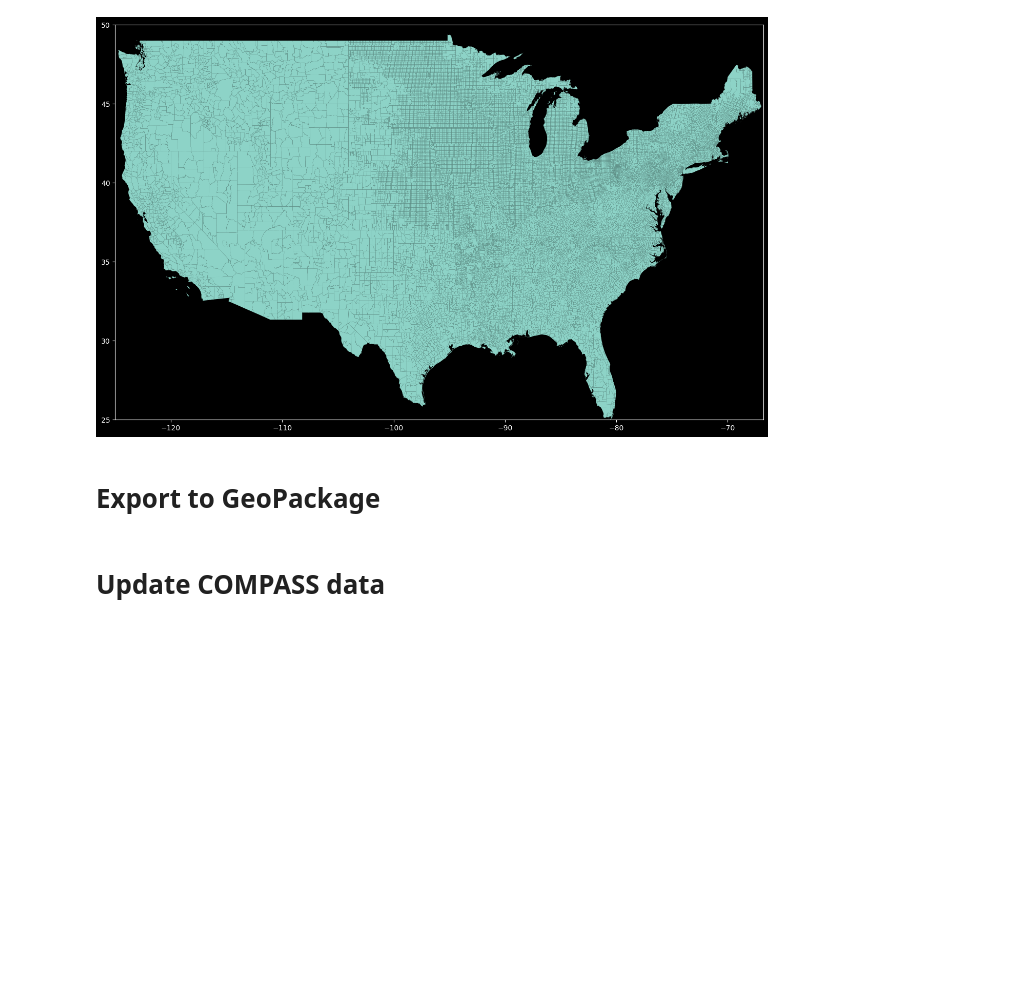
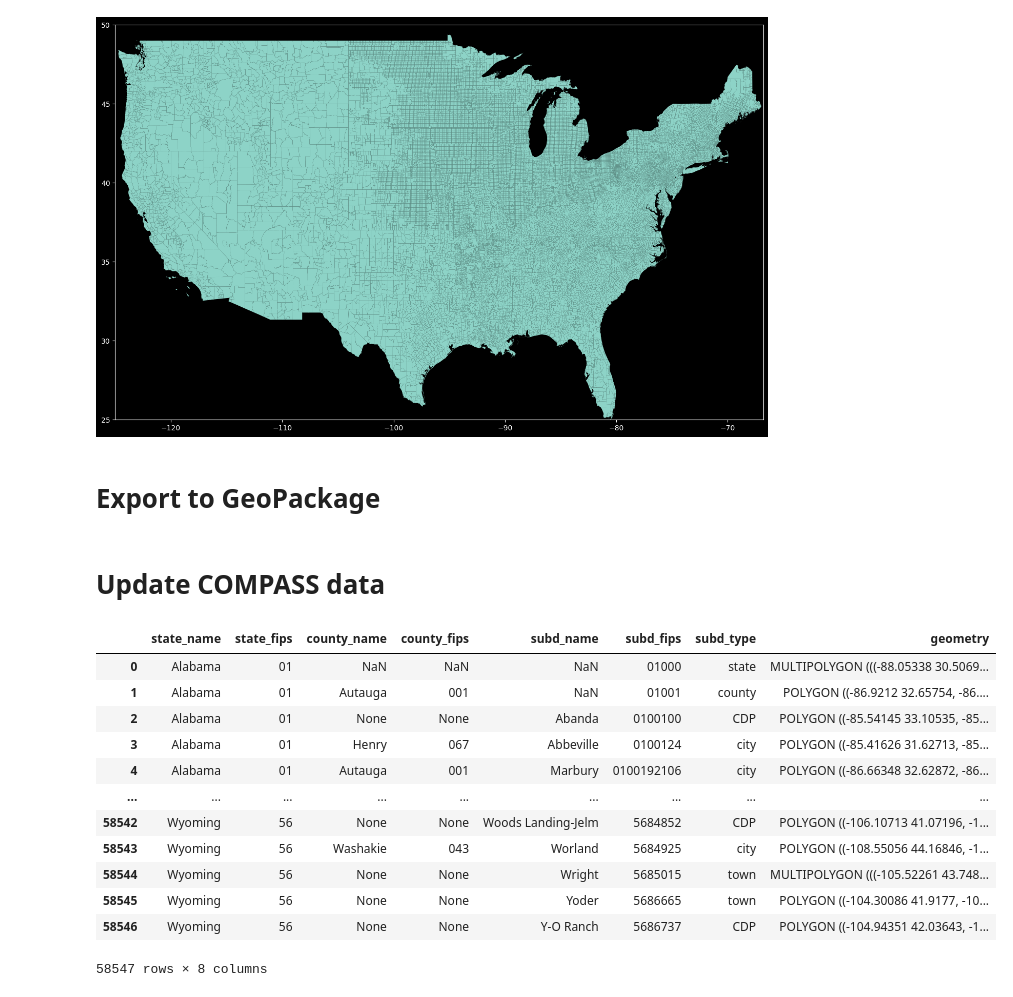
Before and after one commit to NatLabRockies/COMPASS, a Jupyter notebook: support/jurisdictions/compile_jurisdiction_gpkg.ipynb, the cells around one changed output. Drawn from its saved outputs; the diff is of its cells as text; code cells hidden in the pictures; blank space fills up the shorter version.

```diff
--- a/support/jurisdictions/compile_jurisdiction_gpkg.ipynb
+++ b/support/jurisdictions/compile_jurisdiction_gpkg.ipynb
@@ -553,6 +696,22 @@ plt.ylim(25, 50);
 ord_areas.to_file("compass_ahjs.gpkg", driver="GPKG")
 # %% [markdown]
 # Update COMPASS data
+# %%
+ord_areas
+# %% [output]
+|  | state_name | state_fips | county_name | county_fips | subd_name | subd_fips | subd_type | geometry |
+| 0 | Alabama | 01 | NaN | NaN | NaN | 01000 | state | MULTIPOLYGON (((-88.05338 30.5069... |
+| 1 | Alabama | 01 | Autauga | 001 | NaN | 01001 | county | POLYGON ((-86.9212 32.65754, -86.... |
+| 2 | Alabama | 01 | None | None | Abanda | 0100100 | CDP | POLYGON ((-85.54145 33.10535, -85... |
+| 3 | Alabama | 01 | Henry | 067 | Abbeville | 0100124 | city | POLYGON ((-85.41626 31.62713, -85... |
+| 4 | Alabama | 01 | Autauga | 001 | Marbury | 0100192106 | city | POLYGON ((-86.66348 32.62872, -86... |
+| ... | ... | ... | ... | ... | ... | ... | ... | ... |
+| 58542 | Wyoming | 56 | None | None | Woods Landing-Jelm | 5684852 | CDP | POLYGON ((-106.10713 41.07196, -1... |
+| 58543 | Wyoming | 56 | Washakie | 043 | Worland | 5684925 | city | POLYGON ((-108.55056 44.16846, -1... |
+| 58544 | Wyoming | 56 | None | None | Wright | 5685015 | town | MULTIPOLYGON (((-105.52261 43.748... |
+| 58545 | Wyoming | 56 | None | None | Yoder | 5686665 | town | POLYGON ((-104.30086 41.9177, -10... |
+| 58546 | Wyoming | 56 | None | None | Y-O Ranch | 5686737 | CDP | POLYGON ((-104.94351 42.03643, -1... |
+58547 rows × 8 columns
 # %%
 all_jurs = ord_areas.drop(columns="geometry")
 all_jurs = all_jurs.rename(columns={
```
Also changed, not shown: parts of 13 cells of this notebook.
